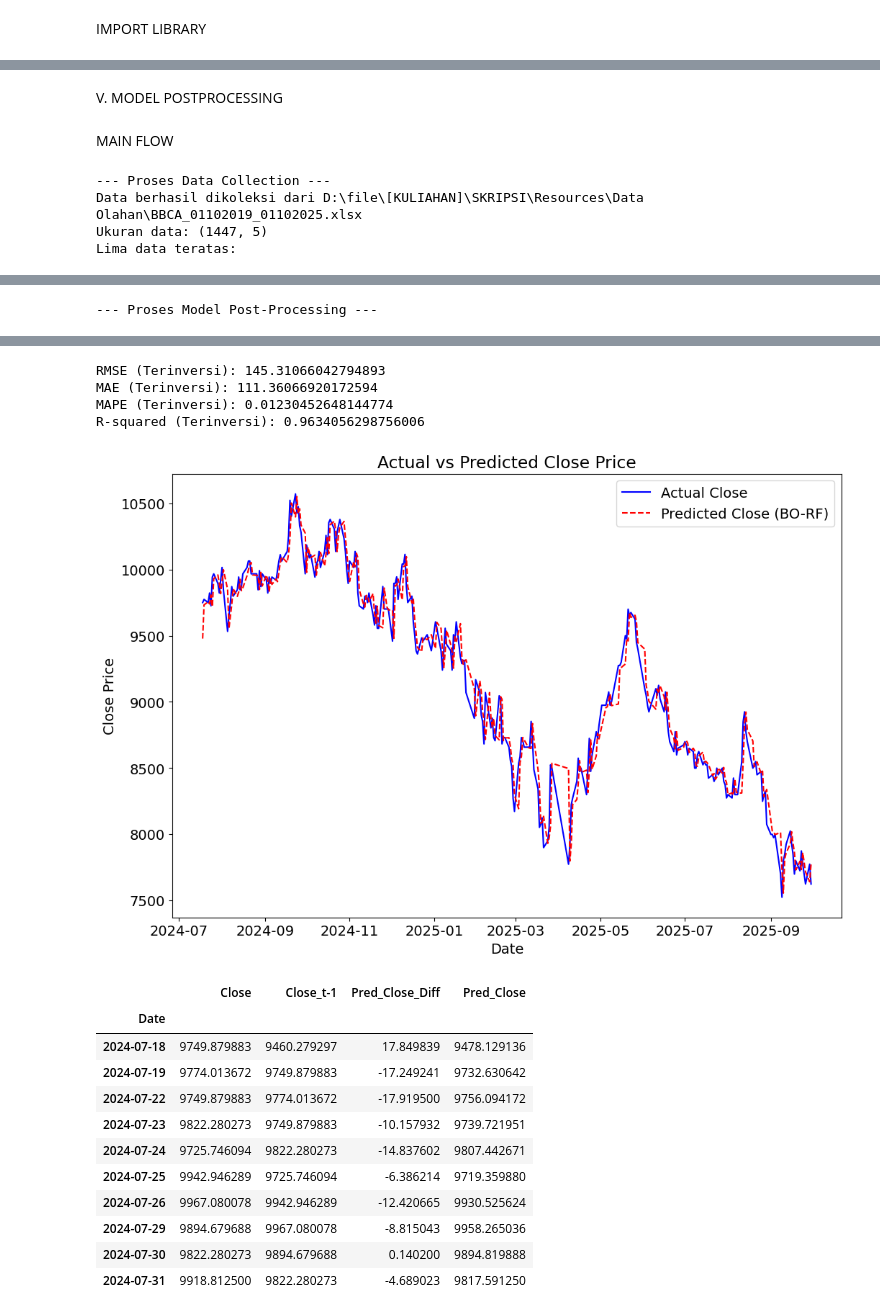
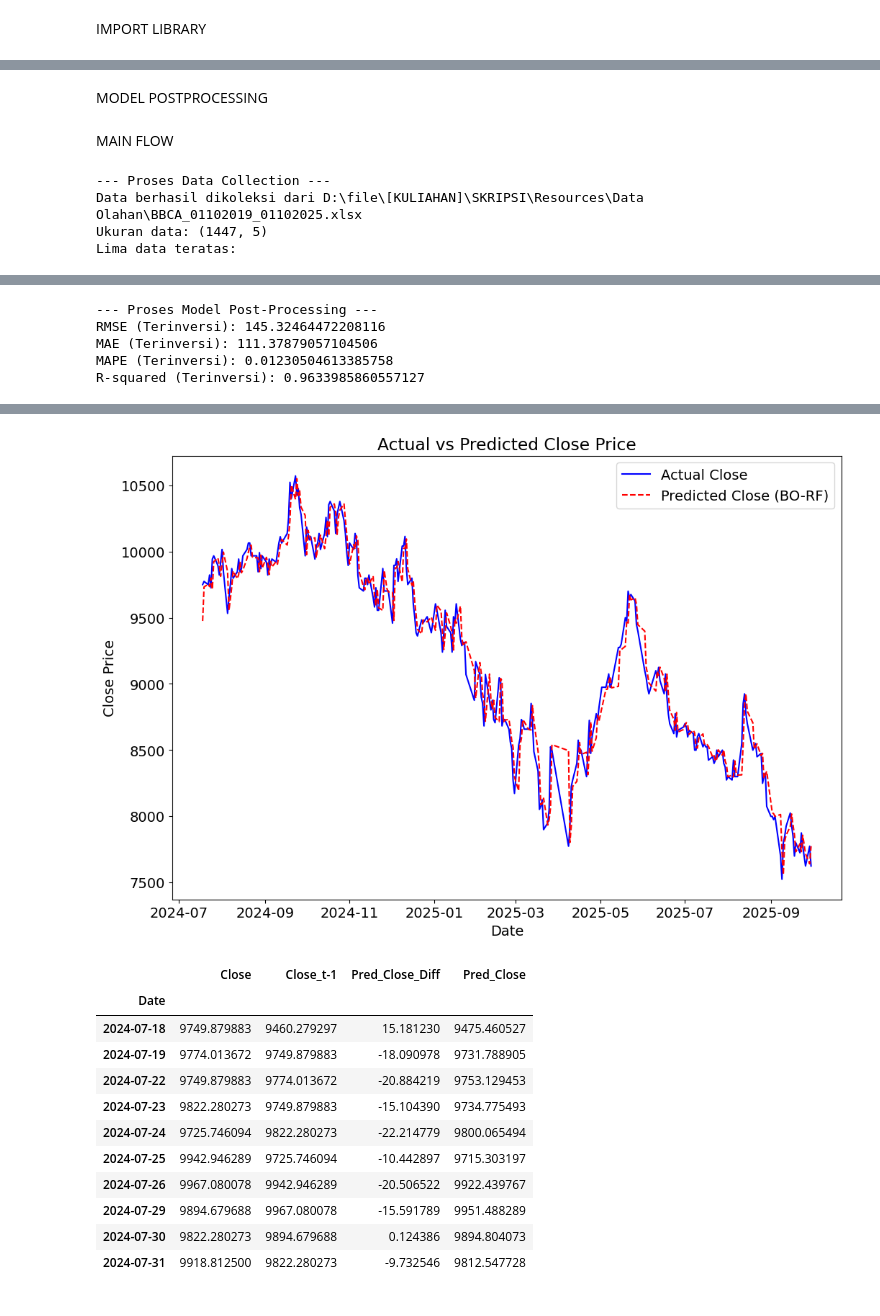
Before and after one commit to MartinoSimatupang/Skripsi-Martino-Simatupang, a Jupyter notebook: ProgramKomputerHKI_ModelBORF.ipynb, the cells around one changed output, grey strips where cells are left out. Saved outputs shown, nothing was run; the diff lists cells and outputs as text; code cells hidden in the pictures.

```diff
--- a/ProgramKomputerHKI_ModelBORF.ipynb
+++ b/ProgramKomputerHKI_ModelBORF.ipynb
@@ -106,7 +108,8 @@ def data_preparation(df):
 
     # Data Cleaning & Data Transformation
     if 'Volume' in df_prep.columns:
-        df_prep['Volume_Log'] = np.log(df_prep['Volume'].replace(0, np.nan)).fillna(0)
+        df_prep['Volume'] = df_prep['Volume'].ffill().fillna(0)
+        df_prep['Volume_Log'] = np.log1p(df_prep['Volume'])
         df_prep = df_prep.drop('Volume', axis=1)
 
     df_prep['Close_Diff'] = df_prep['Close'].diff()
@@ -220,22 +234,11 @@ def model_evaluation(model, X_test, y_test):
     return y_pred
 # %% [markdown]
-V. MODEL POSTPROCESSING
+MODEL POSTPROCESSING
 # %%
-def model_postprocessing(model, X_train, X_test, y_train, y_test, y_pred, df_keseluruhan, variabel_input):
+def model_postprocessing(model, X_test, y_pred, df_keseluruhan, variabel_input):
     print('--- Proses Model Post-Processing ---')
 
-    # Feature Importance Model BO-RF
-    importances = pd.Series(model.feature_importances_, index=variabel_input)
-    importances_sorted = importances.sort_values(ascending=False)
-
-    plt.figure(figsize=(10, 10))
-    ax = sns.barplot(x=importances_sorted.values, y=importances_sorted.index, palette="viridis")
-    for i, v in enumerate(importances_sorted.values):
-        ax.text(v + 0.001, i, f"{v:.4f}", color='black', va='center')
-    plt.title("Feature Importance")
-    plt.show()
-
-    # Inversi ke skala 'Close'
+    # Inversi ke skala harga penutupan 'Close'
     close_t_minus_1_test = df_keseluruhan.loc[X_test.index, 'Close_t-1']
     close_actual_test = df_keseluruhan.loc[X_test.index, 'Close']
     pred_close = close_t_minus_1_test + y_pred
@@ -272,6 +275,7 @@ def model_postprocessing(model, X_train, X_test, y_train, y_test, y_pred, df_kes
 # %% [markdown]
 MAIN FLOW
 # %%
+# Lokasi penyimpanan file data harga saham harian
 path_data = r"D:\file\[KULIAHAN]\SKRIPSI\Resources\Data Olahan\BBCA_01102019_01102025.xlsx"
 
 # Data Collection
@@ -288,7 +292,7 @@ if df_awal is not None:
     y_pred_diff = model_evaluation(best_model, X_test, y_test)
 
     # Model Postprocessing
-    df_results = model_postprocessing(best_model, X_train, X_test, y_train, y_test, y_pred_diff, df_keseluruhan, variabel_input)
+    df_results = model_postprocessing(best_model, X_test, y_pred_diff, df_keseluruhan, variabel_input)
 # %% [output]
 --- Proses Data Collection ---
 Data berhasil dikoleksi dari D:\file\[KULIAHAN]\SKRIPSI\Resources\Data Olahan\BBCA_01102019_01102025.xlsx
@@ -322 +327,5 @@ R-squared: 0.01279656292429976
 --- Proses Model Post-Processing ---
+RMSE (Terinversi): 145.32464472208116
+MAE (Terinversi): 111.37879057104506
+MAPE (Terinversi): 0.01230504613385758
+R-squared (Terinversi): 0.9633985860557127
@@ -324,17 +332,13 @@ R-squared: 0.01279656292429976
-RMSE (Terinversi): 145.31066042794893
-MAE (Terinversi): 111.36066920172594
-MAPE (Terinversi): 0.01230452648144774
-R-squared (Terinversi): 0.9634056298756006
 [figure]
 |  | Close | Close_t-1 | Pred_Close_Diff | Pred_Close |
 | Date |  |  |  |  |
-| 2024-07-18 | 9749.879883 | 9460.279297 | 17.849839 | 9478.129136 |
-| 2024-07-19 | 9774.013672 | 9749.879883 | -17.249241 | 9732.630642 |
-| 2024-07-22 | 9749.879883 | 9774.013672 | -17.919500 | 9756.094172 |
-| 2024-07-23 | 9822.280273 | 9749.879883 | -10.157932 | 9739.721951 |
-| 2024-07-24 | 9725.746094 | 9822.280273 | -14.837602 | 9807.442671 |
-| 2024-07-25 | 9942.946289 | 9725.746094 | -6.386214 | 9719.359880 |
-| 2024-07-26 | 9967.080078 | 9942.946289 | -12.420665 | 9930.525624 |
-| 2024-07-29 | 9894.679688 | 9967.080078 | -8.815043 | 9958.265036 |
-| 2024-07-30 | 9822.280273 | 9894.679688 | 0.140200 | 9894.819888 |
-| 2024-07-31 | 9918.812500 | 9822.280273 | -4.689023 | 9817.591250 |
+| 2024-07-18 | 9749.879883 | 9460.279297 | 15.181230 | 9475.460527 |
+| 2024-07-19 | 9774.013672 | 9749.879883 | -18.090978 | 9731.788905 |
+| 2024-07-22 | 9749.879883 | 9774.013672 | -20.884219 | 9753.129453 |
+| 2024-07-23 | 9822.280273 | 9749.879883 | -15.104390 | 9734.775493 |
+| 2024-07-24 | 9725.746094 | 9822.280273 | -22.214779 | 9800.065494 |
+| 2024-07-25 | 9942.946289 | 9725.746094 | -10.442897 | 9715.303197 |
+| 2024-07-26 | 9967.080078 | 9942.946289 | -20.506522 | 9922.439767 |
+| 2024-07-29 | 9894.679688 | 9967.080078 | -15.591789 | 9951.488289 |
+| 2024-07-30 | 9822.280273 | 9894.679688 | 0.124386 | 9894.804073 |
+| 2024-07-31 | 9918.812500 | 9822.280273 | -9.732546 | 9812.547728 |
```
Also changed, not shown: parts of 7 cells of this notebook.
